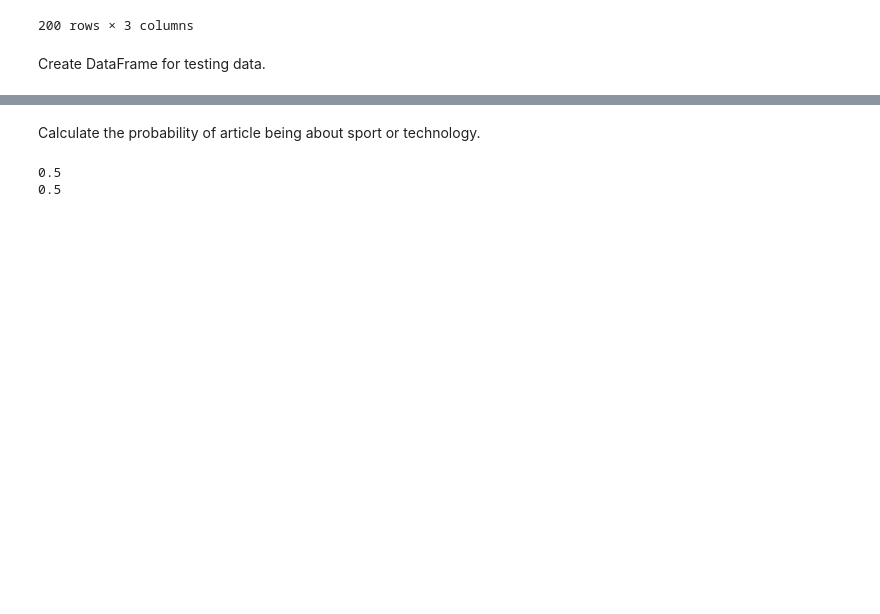
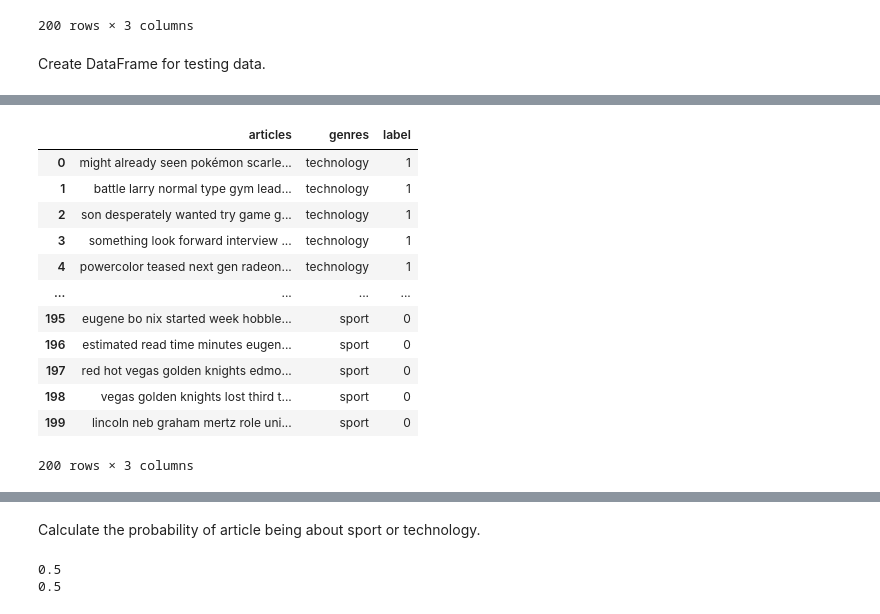
Before and after one commit to TheRadioDept/article_classification, a Jupyter notebook: classifier.ipynb, the cells around one changed output, grey strips where cells are left out. Saved outputs shown, nothing was run; the diff lists cells and outputs as text; code cells hidden in the pictures; blank space fills up the shorter version.

```diff
--- a/classifier.ipynb
+++ b/classifier.ipynb
@@ -115,12 +127,24 @@ training_df
 200 rows × 3 columns
 # %% [markdown]
 Create DataFrame for testing data.
+# %%
+test_articles = []
+test_genres = []
 # %%
 os.chdir("/home/farkhad/Documents/University/Data_Mining/article_classification/articles/technology/testing/")
-tech_res_art = []
-for i in range(1,101):
-    tech_res = open("testing_tech" + str(i) + ".txt", "r").read()
-    tech_res = articleClean(tech_res)
-    tech_res_art.append(tech_res)
-    all_articles.append(tech_res)
-    genres.append("technology")
+for i in range(1, 101):
+    test_tech_res = open("testing_tech" + str(i) + ".txt", "r").read()
+    test_tech_res = articleClean(test_tech_res)
+    test_articles.append(test_tech_res)
+    test_genres.append("technology")
+# %%
+os.chdir("/home/farkhad/Documents/University/Data_Mining/article_classification/articles/sport/testing/")
+for i in range(1, 101):
+    test_sport_res = open("testing_sport" + str(i) + ".txt", "r").read()
+    test_sport_res = articleClean(test_sport_res)
+    test_articles.append(test_sport_res)
+    test_genres.append("sport")
+# %%
+d = {'articles' : test_articles, 'genres' : test_genres}
+test_df = pd.DataFrame(data = d)
+test_df
@@ -126,0 +165,17 @@ for i in range(1,101):
+# %%
+test_df['label'] = test_df['genres'].apply(lambda x: 0 if x=="sport" else 1)
+test_df
+# %% [output]
+|  | articles | genres | label |
+| 0 | might already seen pokémon scarle... | technology | 1 |
+| 1 | battle larry normal type gym lead... | technology | 1 |
+| 2 | son desperately wanted try game g... | technology | 1 |
+| 3 | something look forward interview ... | technology | 1 |
+| 4 | powercolor teased next gen radeon... | technology | 1 |
+| ... | ... | ... | ... |
+| 195 | eugene bo nix started week hobble... | sport | 0 |
+| 196 | estimated read time minutes eugen... | sport | 0 |
+| 197 | red hot vegas golden knights edmo... | sport | 0 |
+| 198 | vegas golden knights lost third t... | sport | 0 |
+| 199 | lincoln neb graham mertz role uni... | sport | 0 |
+200 rows × 3 columns
```
Also changed, not shown: parts of 29 cells of this notebook.
